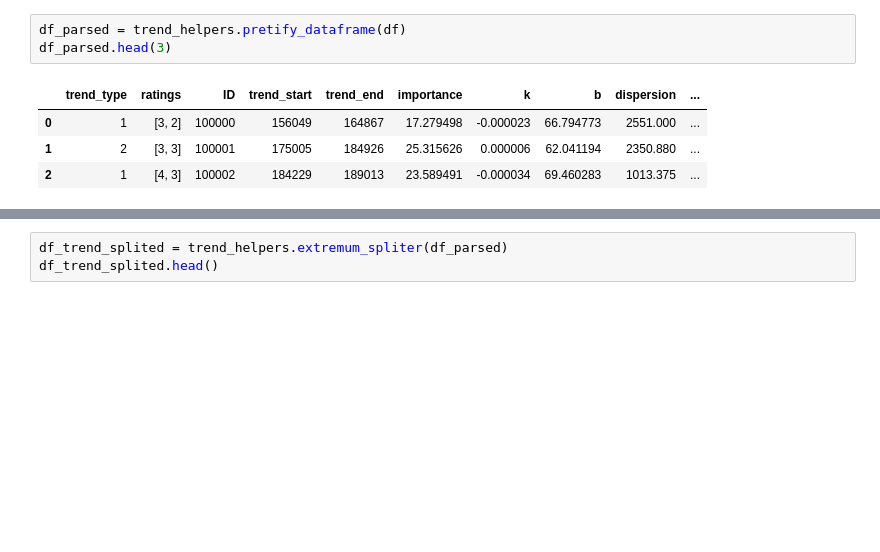
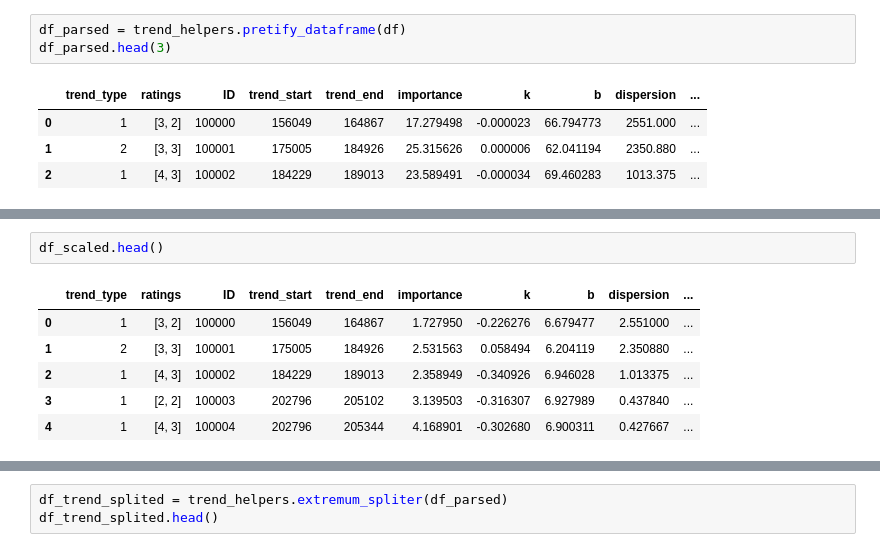
Before and after one commit to trendsearcher/trends, a Jupyter notebook: shit_for_ml1/Advanced_trend_classifier.ipynb, the cells around one changed output, grey strips where cells are left out. Cells and saved outputs as stored; diff of their text form; blank space fills up the shorter version.

```diff
--- a/shit_for_ml1/Advanced_trend_classifier.ipynb
+++ b/shit_for_ml1/Advanced_trend_classifier.ipynb
@@ -55,0 +100,9 @@ df_parsed.iloc[1,1]
+# %%
+df_scaled.head()
+# %% [output]
+|  | trend_type | ratings | ID | trend_start | trend_end | importance | k | b | dispersion | ... |
+| 0 | 1 | [3, 2] | 100000 | 156049 | 164867 | 1.727950 | -0.226276 | 6.679477 | 2.551000 | ... |
+| 1 | 2 | [3, 3] | 100001 | 175005 | 184926 | 2.531563 | 0.058494 | 6.204119 | 2.350880 | ... |
+| 2 | 1 | [4, 3] | 100002 | 184229 | 189013 | 2.358949 | -0.340926 | 6.946028 | 1.013375 | ... |
+| 3 | 1 | [2, 2] | 100003 | 202796 | 205102 | 3.139503 | -0.316307 | 6.927989 | 0.437840 | ... |
+| 4 | 1 | [4, 3] | 100004 | 202796 | 205344 | 4.168901 | -0.302680 | 6.900311 | 0.427667 | ... |
```
Also changed, not shown: parts of 13 cells of this notebook.
